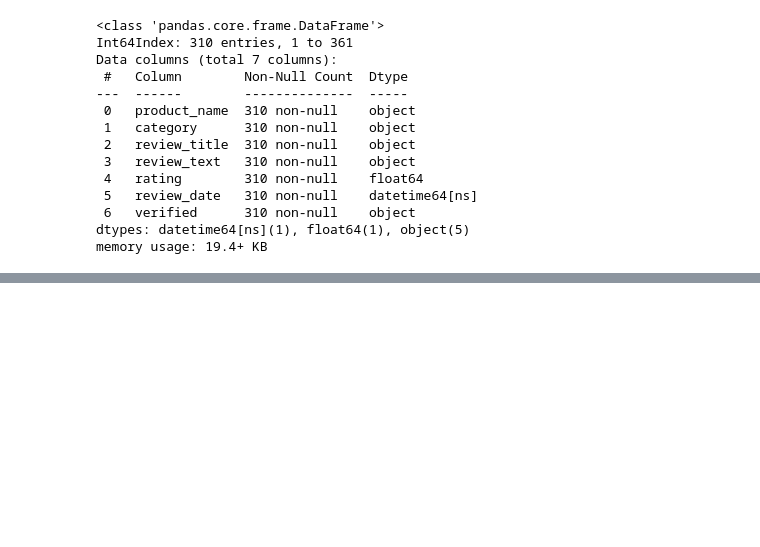
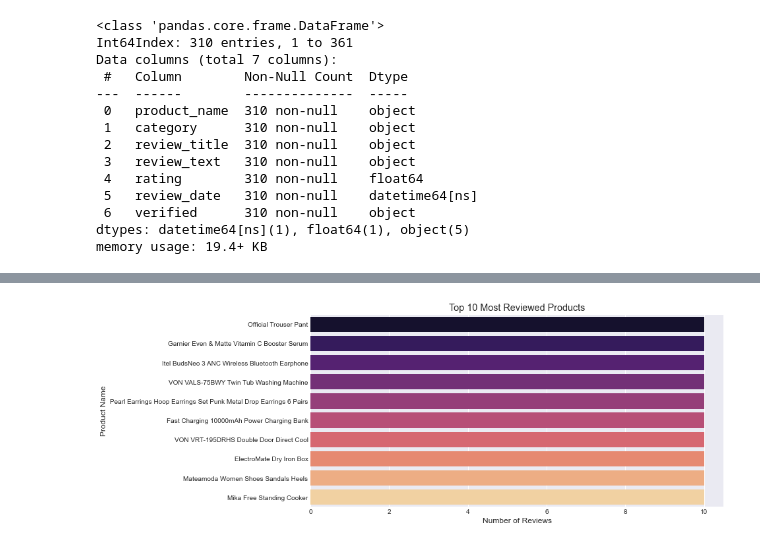
Before and after one commit to Assesa44/Kenya-Ecommerce-Reviews, a Jupyter notebook: Notebooks/analysis.ipynb, the cells around one changed output, grey strips where cells are left out. Cells and saved outputs as stored; diff of their text form; code cells hidden in the pictures; blank space fills up the shorter version.

```diff
--- a/Notebooks/analysis.ipynb
+++ b/Notebooks/analysis.ipynb
@@ -275,0 +330,11 @@ reviews.head()
+# %%
+# --- REVIEWS PER PRODUCT ---
+plt.figure(figsize=(10,5))
+top_products = reviews['product_name'].value_counts().nlargest(10)
+sns.barplot(x=top_products.values, y=top_products.index, palette='magma')
+plt.title('Top 10 Most Reviewed Products')
+plt.xlabel('Number of Reviews')
+plt.ylabel('Product Name')
+plt.show()
+# %% [output]
+[figure, added]
```
Also changed, not shown: parts of 23 cells of this notebook.
